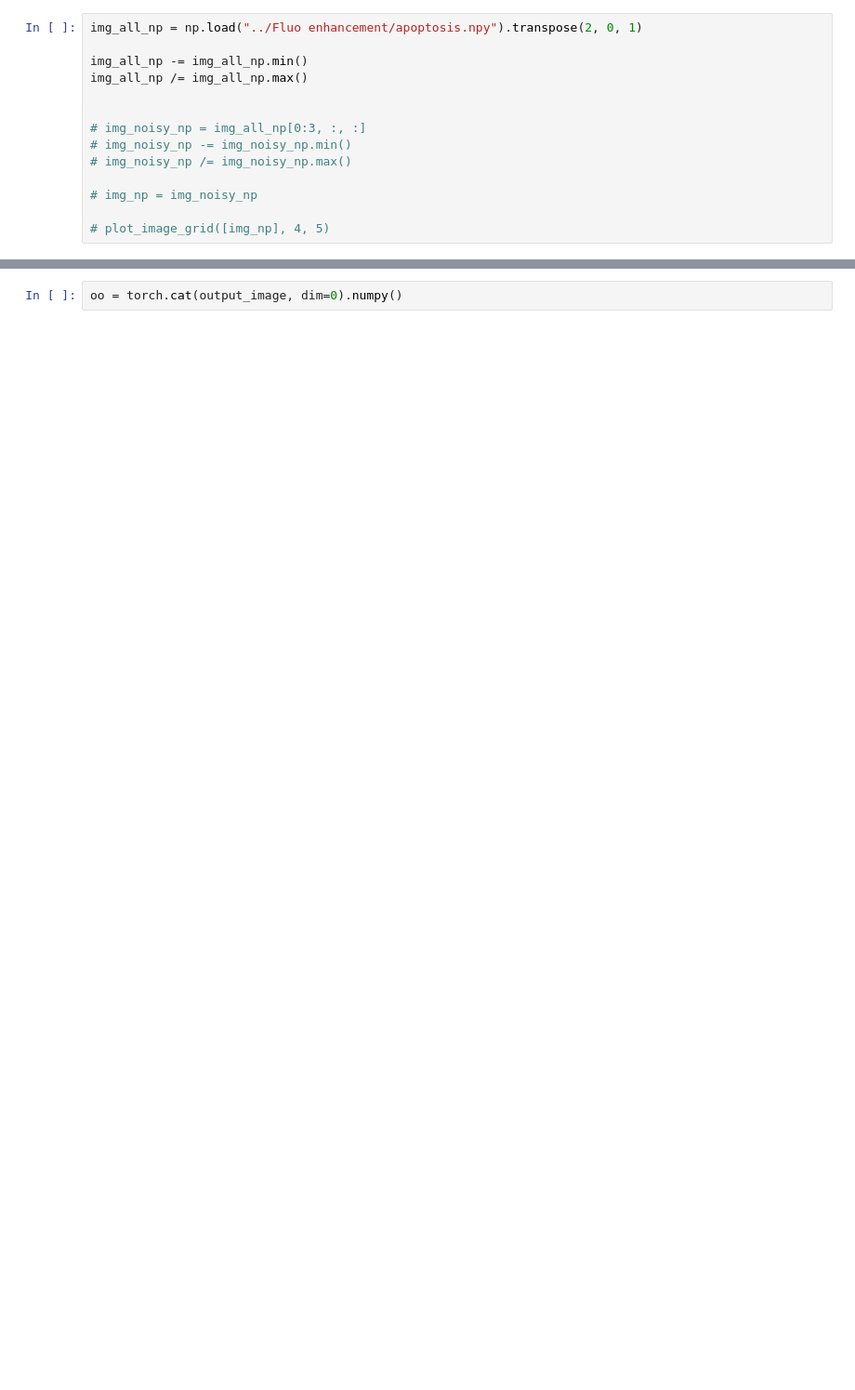
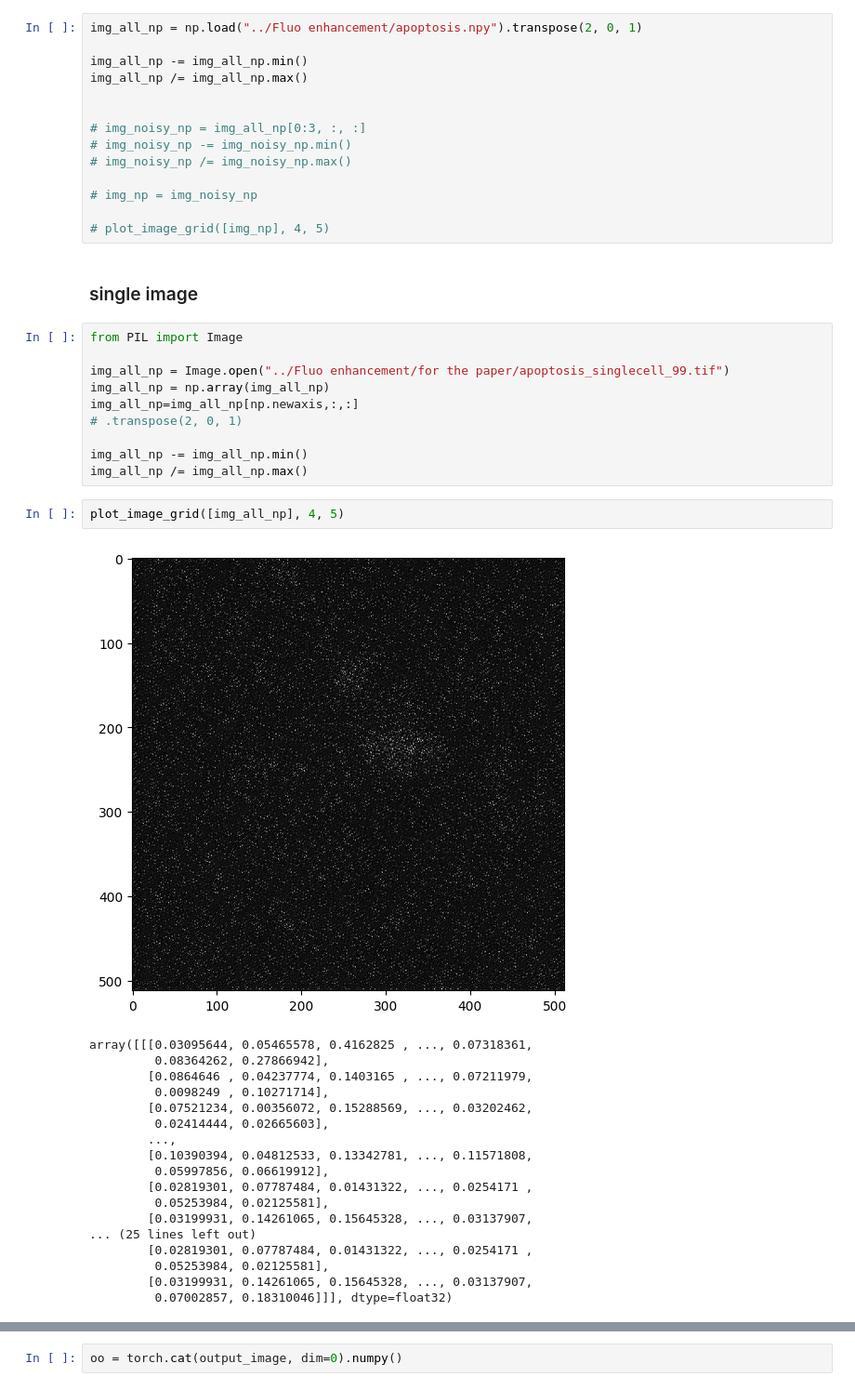
Before and after one commit to cmanzo/deep-image-prior, a Jupyter notebook: denoising_loop.ipynb, the cells around one changed output, grey strips where cells are left out. Shown at 93% size. Saved outputs shown, nothing was run; the diff lists cells and outputs as text; blank space fills up the shorter version.

```diff
--- a/denoising_loop.ipynb
+++ b/denoising_loop.ipynb
@@ -37,6 +39,39 @@ img_all_np /= img_all_np.max()
 # img_np = img_noisy_np
 
 # plot_image_grid([img_np], 4, 5)
+# %% [markdown]
+### single image
+# %%
+from PIL import Image
+
+img_all_np = Image.open("../Fluo enhancement/for the paper/apoptosis_singlecell_99.tif")
+img_all_np = np.array(img_all_np)
+img_all_np=img_all_np[np.newaxis,:,:]
+# .transpose(2, 0, 1)
+
+img_all_np -= img_all_np.min()
+img_all_np /= img_all_np.max()
+# %%
+plot_image_grid([img_all_np], 4, 5)
+# %% [output]
+[figure, added]
+array([[[0.03095644, 0.05465578, 0.4162825 , ..., 0.07318361,
+         0.08364262, 0.27866942],
+        [0.0864646 , 0.04237774, 0.1403165 , ..., 0.07211979,
+         0.0098249 , 0.10271714],
+        [0.07521234, 0.00356072, 0.15288569, ..., 0.03202462,
+         0.02414444, 0.02665603],
+        ...,
+        [0.10390394, 0.04812533, 0.13342781, ..., 0.11571808,
+         0.05997856, 0.06619912],
+        [0.02819301, 0.07787484, 0.01431322, ..., 0.0254171 ,
+         0.05253984, 0.02125581],
+        [0.03199931, 0.14261065, 0.15645328, ..., 0.03137907,
+... (25 lines left out)
+        [0.02819301, 0.07787484, 0.01431322, ..., 0.0254171 ,
+         0.05253984, 0.02125581],
+        [0.03199931, 0.14261065, 0.15645328, ..., 0.03137907,
+         0.07002857, 0.18310046]]], dtype=float32)
 # %%
 INPUT = "noise"  # 'meshgrid'
 pad = "reflection"
```
Also changed, not shown: parts of 7 cells of this notebook, 1 other file.
